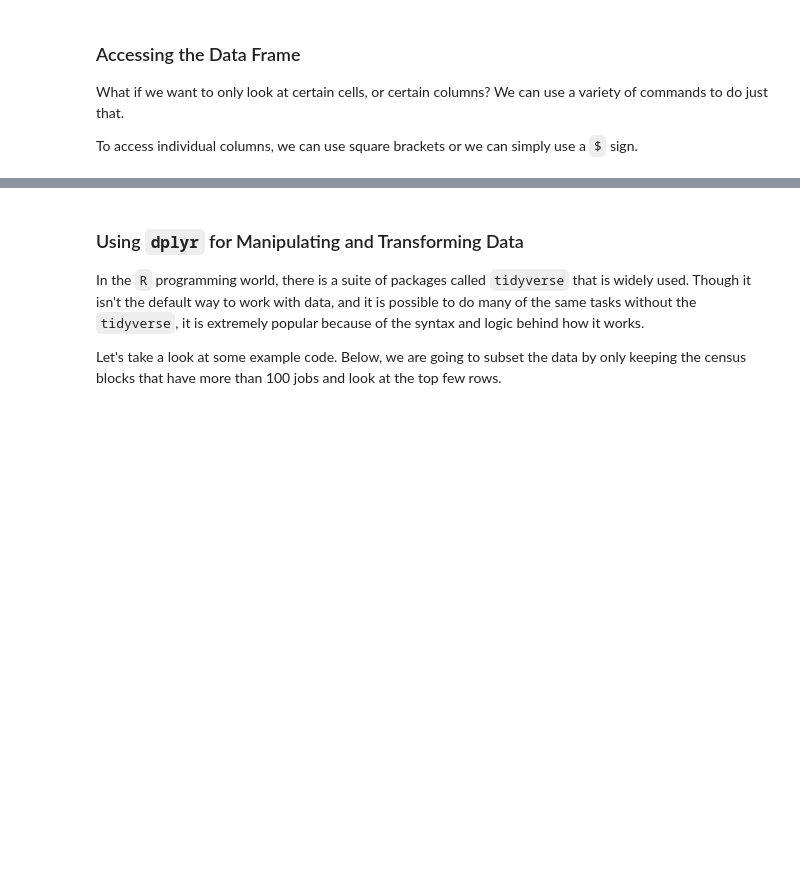
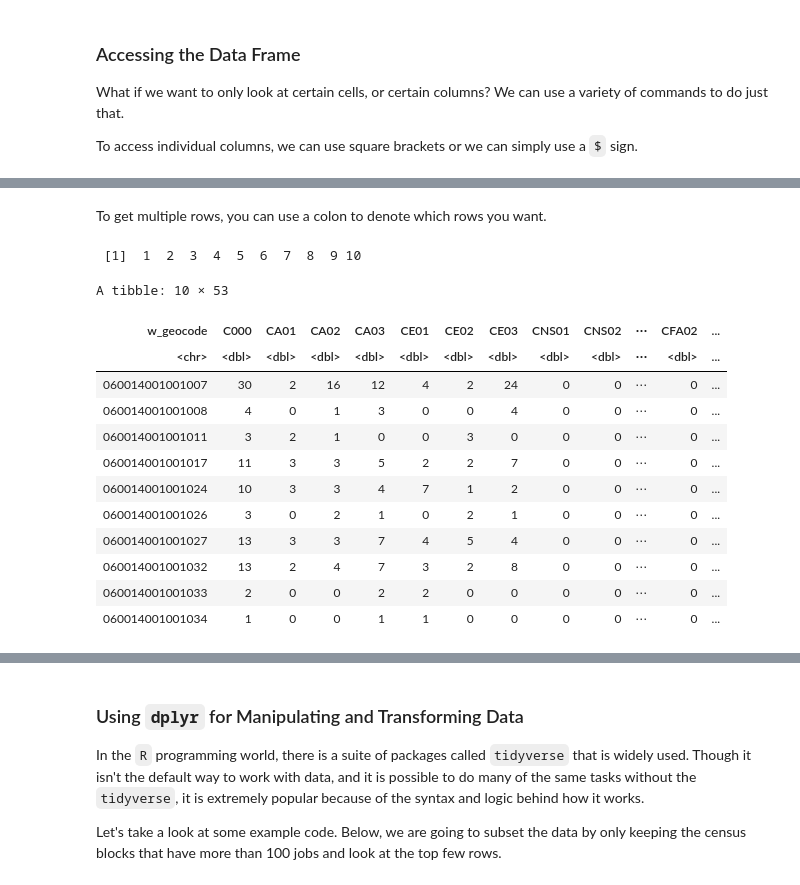
Before and after one commit to Coleridge-Initiative/ada-intro-r, a Jupyter notebook: R-1.ipynb, the cells around one changed output, grey strips where cells are left out. Saved outputs shown, nothing was run; the diff lists cells and outputs as text; code cells hidden in the pictures; blank space fills up the shorter version.

```diff
--- a/R-1.ipynb
+++ b/R-1.ipynb
@@ -245,0 +263,23 @@ df$w_geocode
+# %% [markdown]
+To get multiple rows, you can use a colon to denote which rows you want.
+# %%
+# This is a vector of numbers from 1 to 10
+print(1:10)
+# %% [output]
+ [1]  1  2  3  4  5  6  7  8  9 10
+# %%
+df[1:10,]
+# %% [output]
+A tibble: 10 × 53
+| w_geocode | C000 | CA01 | CA02 | CA03 | CE01 | CE02 | CE03 | CNS01 | CNS02 | ⋯ | CFA02 | ... |
+| <chr> | <dbl> | <dbl> | <dbl> | <dbl> | <dbl> | <dbl> | <dbl> | <dbl> | <dbl> | ⋯ | <dbl> | ... |
+| 060014001001007 | 30 | 2 | 16 | 12 | 4 | 2 | 24 | 0 | 0 | ⋯ | 0 | ... |
+| 060014001001008 | 4 | 0 | 1 | 3 | 0 | 0 | 4 | 0 | 0 | ⋯ | 0 | ... |
+| 060014001001011 | 3 | 2 | 1 | 0 | 0 | 3 | 0 | 0 | 0 | ⋯ | 0 | ... |
+| 060014001001017 | 11 | 3 | 3 | 5 | 2 | 2 | 7 | 0 | 0 | ⋯ | 0 | ... |
+| 060014001001024 | 10 | 3 | 3 | 4 | 7 | 1 | 2 | 0 | 0 | ⋯ | 0 | ... |
+| 060014001001026 | 3 | 0 | 2 | 1 | 0 | 2 | 1 | 0 | 0 | ⋯ | 0 | ... |
+| 060014001001027 | 13 | 3 | 3 | 7 | 4 | 5 | 4 | 0 | 0 | ⋯ | 0 | ... |
+| 060014001001032 | 13 | 2 | 4 | 7 | 3 | 2 | 8 | 0 | 0 | ⋯ | 0 | ... |
+| 060014001001033 | 2 | 0 | 0 | 2 | 2 | 0 | 0 | 0 | 0 | ⋯ | 0 | ... |
+| 060014001001034 | 1 | 0 | 0 | 1 | 1 | 0 | 0 | 0 | 0 | ⋯ | 0 | ... |
```
Also changed, not shown: parts of 15 cells of this notebook, 6 other files.
